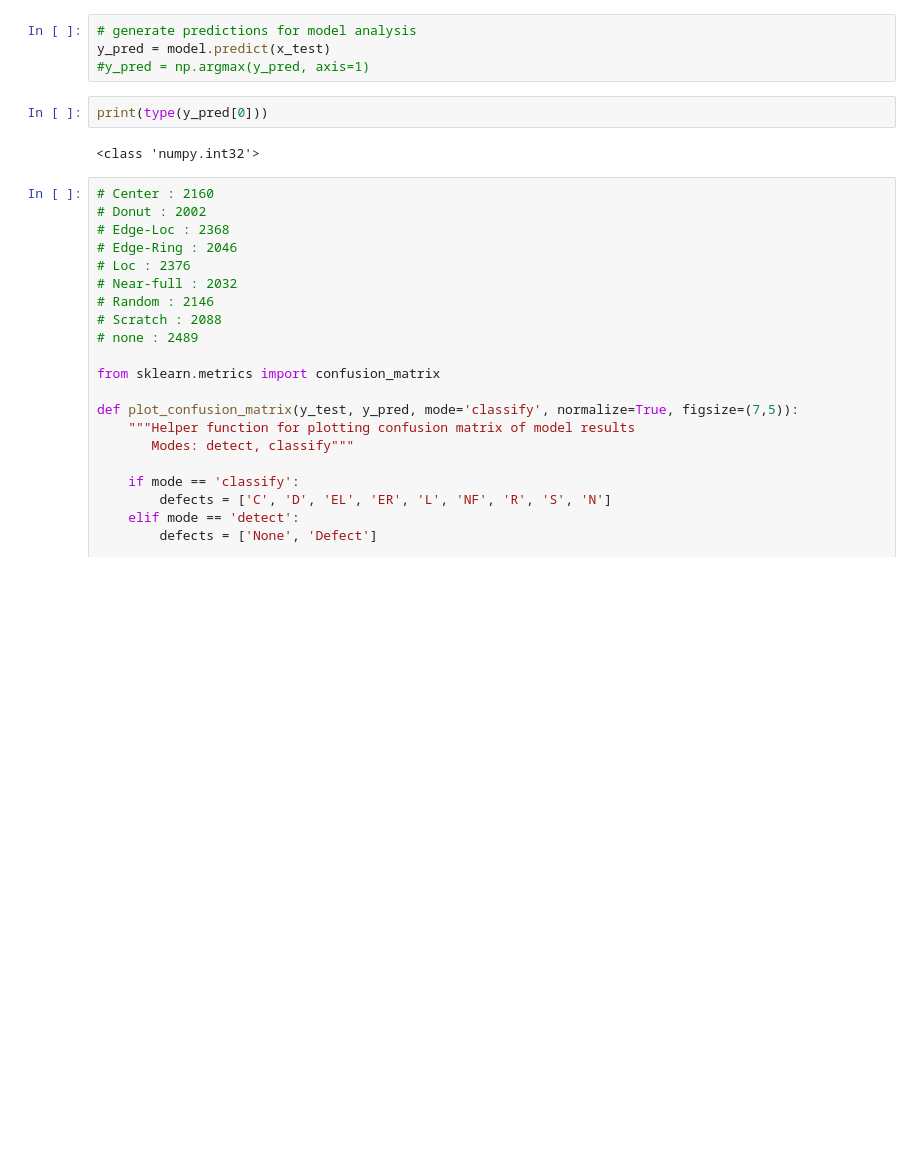
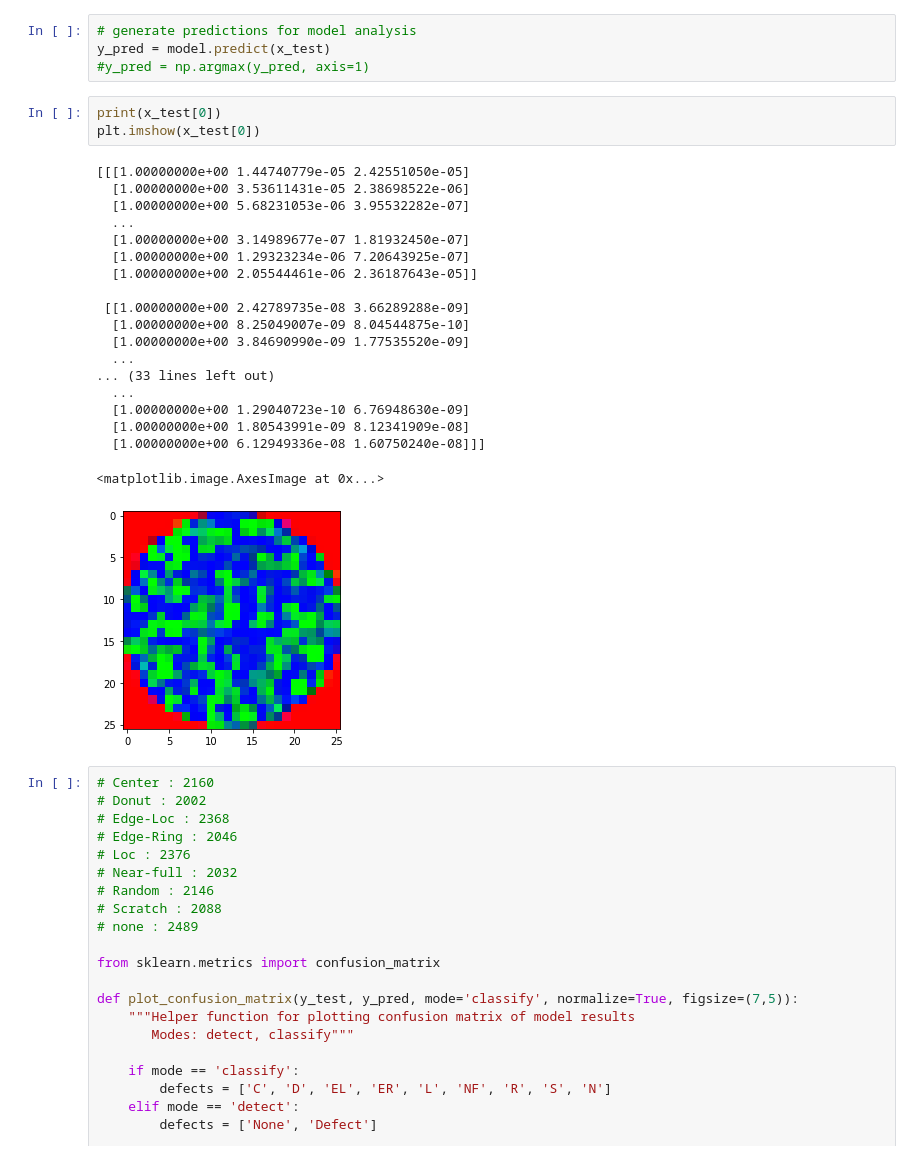
Before and after one commit to sngatzemeier/Wafer-Defect-Classification, a Jupyter notebook: Scott/scott-wd-class-DCNN.ipynb, the cells around one changed output. Cells and saved outputs as stored; diff of their text form; blank space fills up the shorter version.

```diff
--- a/Scott/scott-wd-class-DCNN.ipynb
+++ b/Scott/scott-wd-class-DCNN.ipynb
@@ -523,10 +528,29 @@ plt.show()
 # generate predictions for model analysis
 y_pred = model.predict(x_test)
 #y_pred = np.argmax(y_pred, axis=1)
-# %%
-print(type(y_pred[0]))
-# %% [output]
-<class 'numpy.int32'>
+# %%
+print(x_test[0])
+plt.imshow(x_test[0])
+# %% [output]
+[[[1.00000000e+00 1.44740779e-05 2.42551050e-05]
+  [1.00000000e+00 3.53611431e-05 2.38698522e-06]
+  [1.00000000e+00 5.68231053e-06 3.95532282e-07]
+  ...
+  [1.00000000e+00 3.14989677e-07 1.81932450e-07]
+  [1.00000000e+00 1.29323234e-06 7.20643925e-07]
+  [1.00000000e+00 2.05544461e-06 2.36187643e-05]]
+
+ [[1.00000000e+00 2.42789735e-08 3.66289288e-09]
+  [1.00000000e+00 8.25049007e-09 8.04544875e-10]
+  [1.00000000e+00 3.84690990e-09 1.77535520e-09]
+  ...
+... (33 lines left out)
+  ...
+  [1.00000000e+00 1.29040723e-10 6.76948630e-09]
+  [1.00000000e+00 1.80543991e-09 8.12341909e-08]
+  [1.00000000e+00 6.12949336e-08 1.60750240e-08]]]
+<matplotlib.image.AxesImage at 0x...>
+[figure, added]
 # %%
 # Center : 2160
 # Donut : 2002
```
Also changed, not shown: parts of 2 cells of this notebook, 55 other files.
